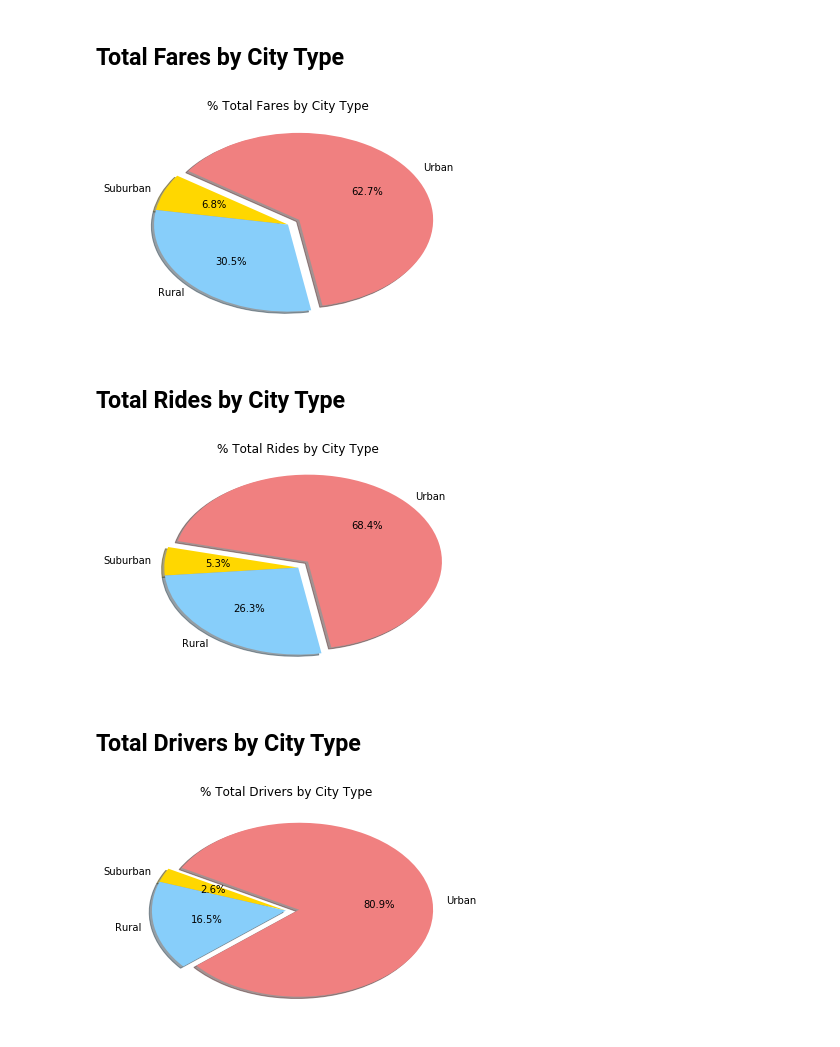
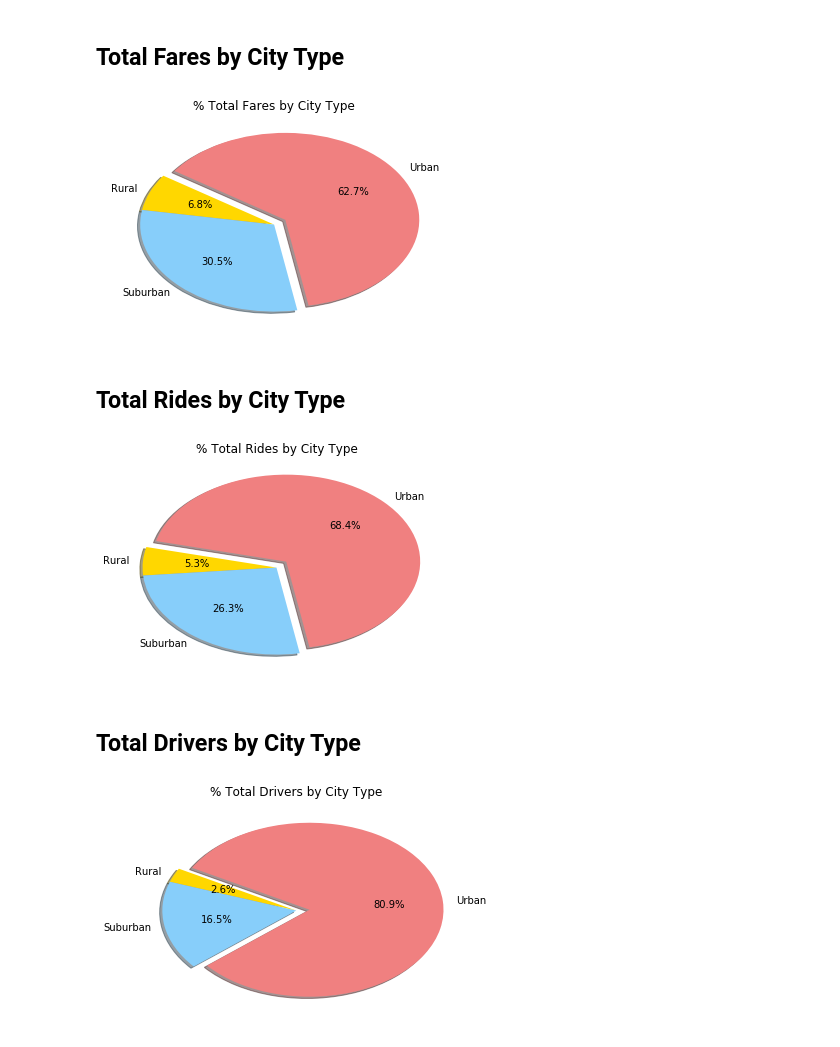
Before and after one commit to ChristianeCaula/Matplotlib_HW, a Jupyter notebook: Pyber/pyber_starter.ipynb, the cells around one changed output. Cells and saved outputs as stored; diff of their text form; code cells hidden in the pictures.

```diff
--- a/Pyber/pyber_starter.ipynb
+++ b/Pyber/pyber_starter.ipynb
@@ -107,7 +113,7 @@ plt.show()
 ## Total Fares by City Type
 # %%
 # Labels for the sections of our pie chart
-labels = ["Urban", "Suburban", "Rural"]
+labels = ["Urban", "Rural", "Suburban"]
 
 total_fare_urban = urban_df["fare"].sum()
 total_fare_suburban = suburban_df["fare"].sum()
@@ -129,7 +135,7 @@ plt.title("% Total Fares by City Type")
 
 plt.savefig("../Pyber_Pie_Fare.png")
 # %% [output]
-[figure, old version]
+[figure, new version]
 # %%
 # Show Figure
 plt.show()
@@ -137,29 +143,29 @@ plt.show()
 ## Total Rides by City Type
 # %%
 # Labels for the sections of our pie chart
-labels = ["Urban", "Suburban", "Rural"]
+labels = ["Urban", "Rural", "Suburban"]
 
 total_rides_urban = urban_df["ride_id"].count()
 total_rides_suburban = suburban_df["ride_id"].count()
 total_rides_rural = rural_df["ride_id"].count()
 
 sizes = [total_rides_urban, total_rides_rural, total_rides_suburban]
 
 # The colors of each section of the pie chart
 colors = ["lightcoral", "gold", "lightskyblue"]
 
 # Tells matplotlib to seperate the "Python" section from the others
 explode = (0.1, 0, 0)
 # Save Figure
 
 plt.pie(sizes, explode=explode, labels=labels, colors=colors,
         autopct="%1.1f%%", shadow=True, startangle=11800)
 
 plt.title("% Total Rides by City Type")
 
 plt.savefig("../Pyber_Pie_Rides.png")
 # %% [output]
-[figure, old version]
+[figure, new version]
 # %%
 # Show Figure
 plt.show()
@@ -167,7 +173,7 @@ plt.show()
 ## Total Drivers by City Type
 # %%
 # Labels for the sections of our pie chart
-labels = ["Urban", "Suburban", "Rural"]
+labels = ["Urban", "Rural", "Suburban"]
 
 city_data_df_urban = city_data_df[city_data_df["type"] == "Urban"]
 city_data_df_suburban = city_data_df[city_data_df["type"] == "Suburban"]
@@ -193,7 +199,7 @@ plt.title("% Total Drivers by City Type")
 
 plt.savefig("../Pyber_Pie_Drivers.png")
 # %% [output]
-[figure, old version]
+[figure, new version]
 # %%
 # Show Figure
 plt.show()
```
Also changed, not shown: parts of 1 cell of this notebook, 3 other files.
